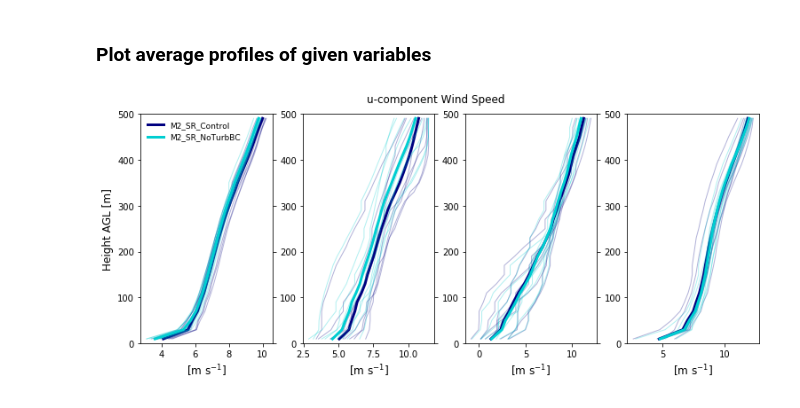
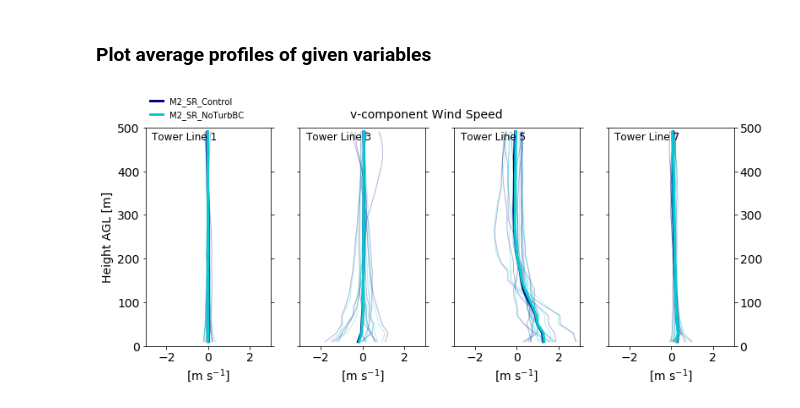
Before and after one commit to hawbecker/publications, a Jupyter notebook: ComplexTerrainNotebook.ipynb, the cells around one changed output. Cells and saved outputs as stored; diff of their text form; code cells hidden in the pictures.

```diff
--- a/ComplexTerrainNotebook.ipynb
+++ b/ComplexTerrainNotebook.ipynb
@@ -164,6 +167,9 @@ avgend   = -1 # when do you want to end the averaging?
 lvl     = 5
 twrs    = [1,3,5,7]
 ntwrs   = np.shape(twrs)[0]
+lblsize = 14.0
+txtsize = 12.0
+legsize = 10.0
 # %% [markdown]
 ### Load in the data and store for manipulation & plotting
 # %%
@@ -464,49 +487,75 @@ for var in varns:
 # %% [markdown]
 ### Plot average profiles of given variables
 # %%
-var = 'u'
+var = 'v'
 varind = varns.index(var)
 avgprfplt = plt.figure(figsize=(11,4.5))
 plt.subplots_adjust(left=0.08,right=0.96,bottom=0.11,top=0.91,wspace=0.23)
+
+ybot = 0; ytop = 500
 if var == 'u':
-    ybot = 1e-1; ytop = 1e5
+    xmin = 0.0; xmax = 15.0
+elif var == 'v':
+    xmin = -3.0; xmax = 3.0
 elif var == 'w':
-    ybot = 1e-2; ytop = 1e4
+    xmin = -2.0; xmax = 2.0
+elif var == 'T':
+    xmin = 299.7; xmax = 302.1
+if var == 'T':
+    plt.suptitle('Potential Temperature [K]',size=lblsize)
+    labelstr = '[K]'
+    legloc = 4
+else:
+    plt.suptitle('%s-component Wind Speed' % var,size=lblsize)
+    labelstr = '[m s$^{-1}$]'
+    legloc = (0.01,1.02)
+
 ytics = [1e-2,1e-1,1e0,1e1,1e2,1e3,1e4,1e5,1e6,1e7]
 xtics = [1e-3,1e-2,1e-1]
 txtx = 6e-5
 
 plt1 = plt.subplot2grid((1,ntwrs),(0,0),rowspan=1)
 plt2 = plt.subplot2grid((1,ntwrs),(0,1),rowspan=1)
 plt3 = plt.subplot2grid((1,ntwrs),(0,2),rowspan=1)
 plt4 = plt.subplot2grid((1,ntwrs),(0,3),rowspan=1)
 
-plt1.tick_params(right=True,left=True)
-plt2.tick_params(right=True,left=True)
-plt3.tick_params(right=True,left=True)
+plt1.tick_params(right=True,left=True,labelsize=lblsize)
+plt2.tick_params(right=True,left=True,labelsize=lblsize,labelleft=False)
+plt3.tick_params(right=True,left=True,labelsize=lblsize,labelleft=False)
+plt4.tick_params(right=True,left=True,labelsize=lblsize,labelleft=False,labelright=True)
 
-plt.suptitle('%s-component Wind Speed' % var)
-plt1.set_ylabel('Height AGL [m]',size=12)
-plt1.set_xlabel('[m s$^{-1}$]',size=12); plt2.set_xlabel('[m s$^{-1}$]',size=12)
-plt3.set_xlabel('[m s$^{-1}$]',size=12); plt4.set_xlabel('[m s$^{-1}$]',size=12)
+plt1.set_ylabel('Height AGL [m]',size=lblsize)
+plt1.set_xlabel(labelstr,size=lblsize); plt2.set_xlabel(labelstr,size=lblsize)
+plt3.set_xlabel(labelstr,size=lblsize); plt4.set_xlabel(labelstr,size=lblsize)
+
+plt1.text(xmin+(xmax-xmin)*0.05,0.98*ytop,'Tower Line %d' % twrs[0],ha='left',va='top',size=txtsize)
+plt2.text(xmin+(xmax-xmin)*0.05,0.98*ytop,'Tower Line %d' % twrs[1],ha='left',va='top',size=txtsize)
+plt3.text(xmin+(xmax-xmin)*0.05,0.98*ytop,'Tower Line %d' % twrs[2],ha='left',va='top',size=txtsize)
+plt4.text(xmin+(xmax-xmin)*0.05,0.98*ytop,'Tower Line %d' % twrs[3],ha='left',va='top',size=txtsize)
+
 
 for cc in range(0,ncases):
     for tt in range(0,ntwrs):
         for tw in np.arange(0,probeLine.ntowers):
             if tt == 0: plt1.plot(avgvarfull[varind,cc,tt,tw,:],twrheightf,c=casec[cc],lw=1.0,alpha=0.3)
             if tt == 1: plt2.plot(avgvarfull[varind,cc,tt,tw,:],twrheightf,c=casec[cc],lw=1.0,alpha=0.3)
             if tt == 2: plt3.plot(avgvarfull[varind,cc,tt,tw,:],twrheightf,c=casec[cc],lw=1.0,alpha=0.3)
             if tt == 3: plt4.plot(avgvarfull[varind,cc,tt,tw,:],twrheightf,c=casec[cc],lw=1.0,alpha=0.3)
         if tt == 0: plt1.plot(lineavgfull[varind,cc,tt,:],twrheightf,c=casec[cc],lw=3.0,label=cases[cc])
         if tt == 1: plt2.plot(lineavgfull[varind,cc,tt,:],twrheightf,c=casec[cc],lw=3.0)
         if tt == 2: plt3.plot(lineavgfull[varind,cc,tt,:],twrheightf,c=casec[cc],lw=3.0)
         if tt == 3: plt4.plot(lineavgfull[varind,cc,tt,:],twrheightf,c=casec[cc],lw=3.0)
-plt1.set_ylim(0,500)
-plt2.set_ylim(0,500)
-plt3.set_ylim(0,500)
-plt4.set_ylim(0,500)
+plt1.set_ylim(ybot,ytop)
+plt2.set_ylim(ybot,ytop)
+plt3.set_ylim(ybot,ytop)
+plt4.set_ylim(ybot,ytop)
 
-plt1.legend(frameon=False,loc=2,fontsize=9)
+plt1.set_xlim(xmin,xmax)
+plt2.set_xlim(xmin,xmax)
+plt3.set_xlim(xmin,xmax)
+plt4.set_xlim(xmin,xmax)
+
+plt1.legend(loc=legloc,frameon=False,fontsize=legsize,handlelength=1.5)
 plt.show(avgprfplt)
 # %% [output]
-[figure, old version]
+[figure, new version]
```
Also changed, not shown: parts of 5 cells of this notebook.
